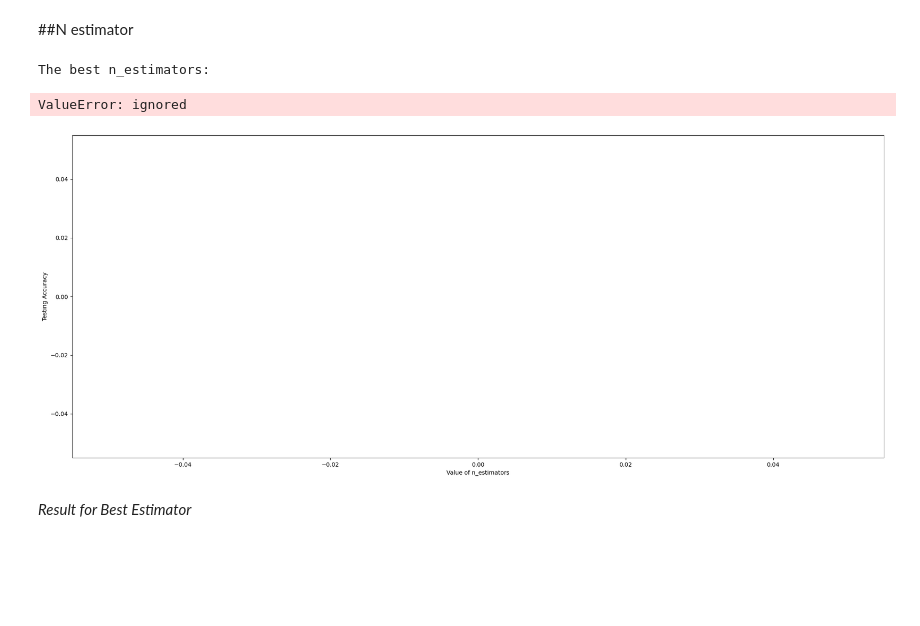
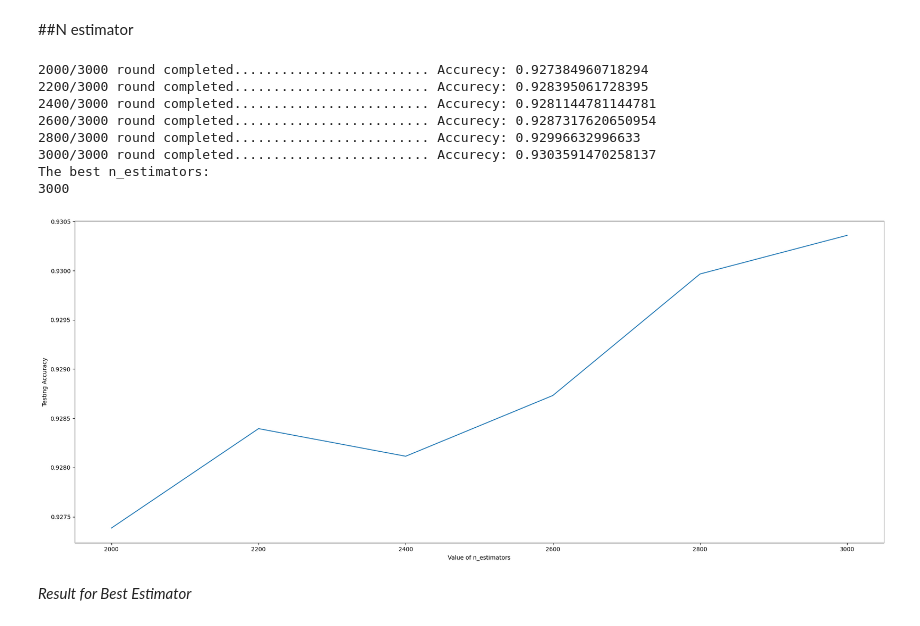
Before and after one commit to RKNahid/ASSDML, a Jupyter notebook: GBTuning.ipynb, the cells around one changed output. Drawn from its saved outputs; the diff is of its cells as text; code cells hidden in the pictures; blank space fills up the shorter version.

```diff
--- a/GBTuning.ipynb
+++ b/GBTuning.ipynb
@@ -60,41 +59,47 @@ x_train, y_train = balance(x_train, y_train)
 # %%
 from sklearn.ensemble import GradientBoostingClassifier
 from sklearn.metrics import accuracy_score
-N=50
-k_range = range (400,N+1,20)
+N=3000
+k_range = range (2000,N+1,200)
 scores={}
 scores_list = []
 for k in k_range:
   classifier = GradientBoostingClassifier(n_estimators=k)
   classifier.fit(x_train,y_train)
   y_pred=classifier.predict(x_test)
   scores[k] = accuracy_score(y_test,y_pred)
   scores_list.append(accuracy_score(y_test,y_pred))
   print(str(k)+"/"+str(N)+" round completed......................... Accurecy: "+str(accuracy_score(y_test,y_pred)))
 
 
 
 %matplotlib inline
 import matplotlib.pyplot as plt
 
 plt.figure(figsize = (25,10))
 plt.plot(k_range,scores_list)
 plt.xlabel('Value of n_estimators')
 plt.ylabel ('Testing Accuracy')
 
 
 
 print("The best n_estimators:")
 best_estimator=list(scores.keys())[scores_list.index(max(scores_list))]
 print(best_estimator)
 
 
 
-#250
+#2000 93
 # %% [output]
+2000/3000 round completed......................... Accurecy: 0.927384960718294
+2200/3000 round completed......................... Accurecy: 0.928395061728395
+2400/3000 round completed......................... Accurecy: 0.9281144781144781
+2600/3000 round completed......................... Accurecy: 0.9287317620650954
+2800/3000 round completed......................... Accurecy: 0.92996632996633
+3000/3000 round completed......................... Accurecy: 0.9303591470258137
 The best n_estimators:
+3000
-ValueError: ignored
-[figure, old version]
+[figure, new version]
 # %% [markdown]
 *Result for Best Estimator*
 # %%
```
Also changed, not shown: parts of 6 cells of this notebook.
